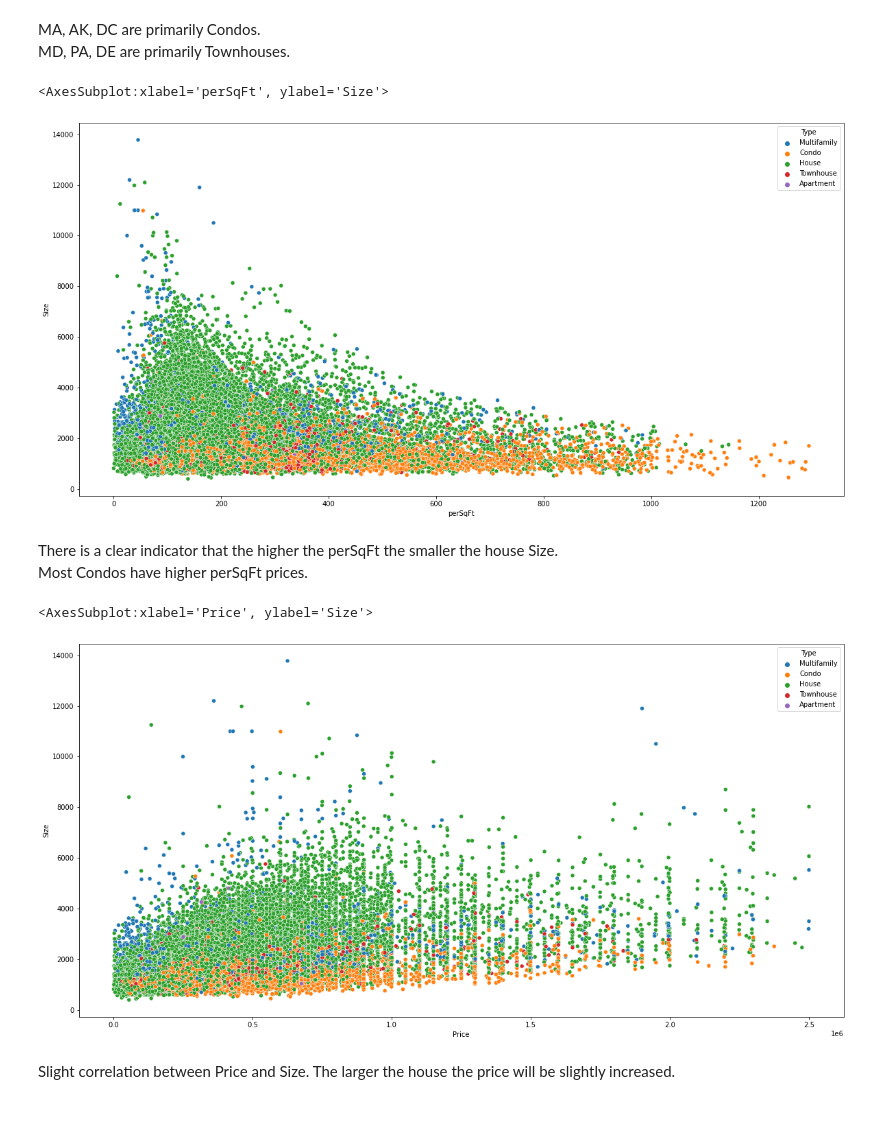
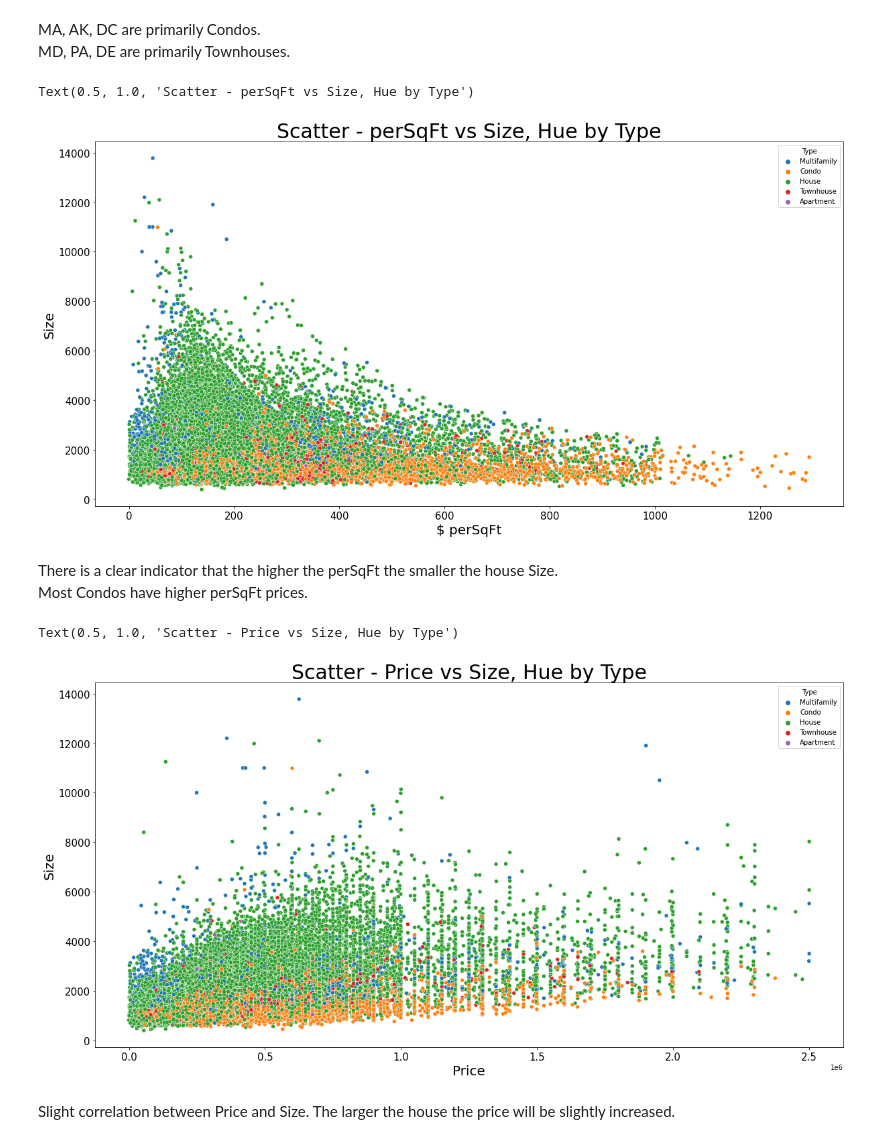
Before and after one commit to StockJanitor/CIS41_Project, a Jupyter notebook: CIS41_Project.ipynb, the cells around one changed output. Saved outputs shown, nothing was run; the diff lists cells and outputs as text; code cells hidden in the pictures; blank space fills up the shorter version.

```diff
--- a/CIS41_Project.ipynb
+++ b/CIS41_Project.ipynb
@@ -862,19 +885,32 @@ MD, PA, DE are primarily Townhouses.
 # %%
 # Scatterplot perSqFt, Size, hue by Type
 plt.figure(figsize=(20,10))
 sns.scatterplot(data=house_df[house_df.Size < 15000],x='perSqFt',y='Size',hue='Type')
+# Annotation
+plt.xlabel('$ perSqFt', fontsize=20)
+plt.ylabel('Size', fontsize = 20)
+plt.yticks(fontsize=15)
+plt.xticks(fontsize=15)
+plt.title('Scatter - perSqFt vs Size, Hue by Type', fontsize=30)
 # %% [output]
-<AxesSubplot:xlabel='perSqFt', ylabel='Size'>
+Text(0.5, 1.0, 'Scatter - perSqFt vs Size, Hue by Type')
-[figure, old version]
+[figure, new version]
 # %% [markdown]
 There is a clear indicator that the higher the perSqFt the smaller the house Size. <br> Most Condos have higher perSqFt prices.
 # %%
 # Scatterplot perSqFt, Size, hue by Type
 plt.figure(figsize=(20,10))
 sns.scatterplot(data=house_df[house_df.Size < 15000],x='Price',y='Size',hue='Type')
+
+# Annotation
+plt.xlabel('Price', fontsize=20)
+plt.ylabel('Size', fontsize = 20)
+plt.yticks(fontsize=15)
+plt.xticks(fontsize=15)
+plt.title('Scatter - Price vs Size, Hue by Type', fontsize=30)
 # %% [output]
-<AxesSubplot:xlabel='Price', ylabel='Size'>
+Text(0.5, 1.0, 'Scatter - Price vs Size, Hue by Type')
-[figure, old version]
+[figure, new version]
 # %% [markdown]
 Slight correlation between Price and Size. The larger the house the price will be slightly increased.
 # %%
```
Also changed, not shown: parts of 15 cells of this notebook.
